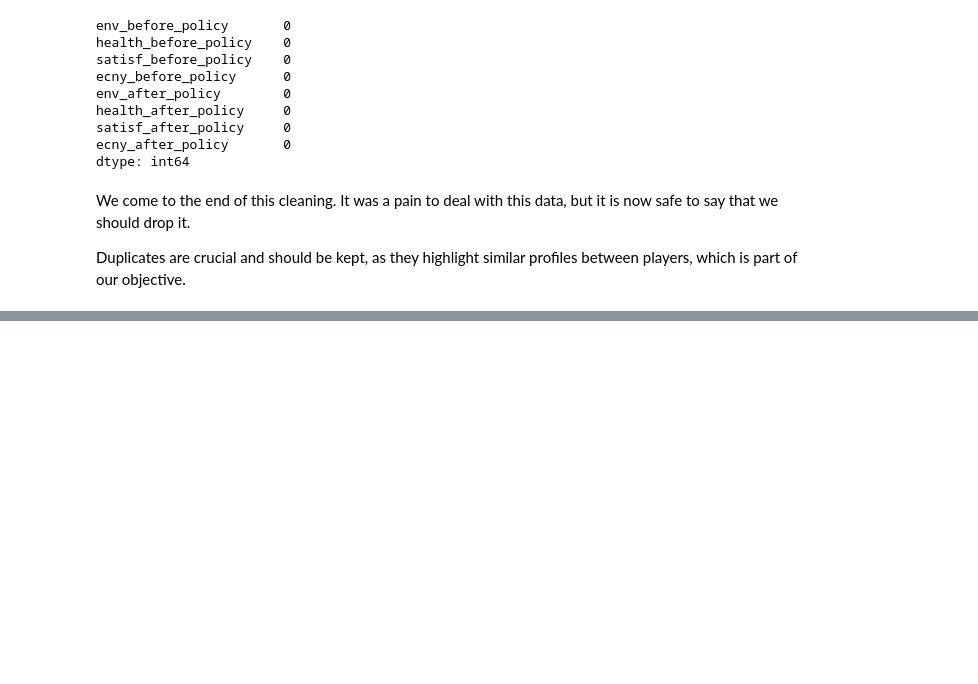
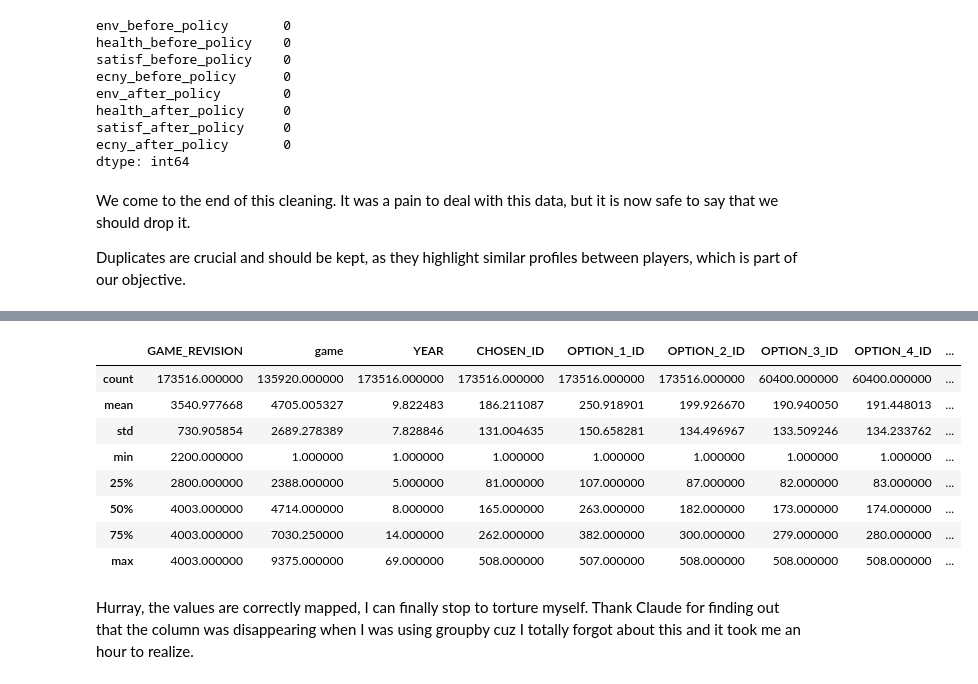
Before and after one commit to Fullbust505/CitySkylinesDataAnalysis, a Jupyter notebook: tests.ipynb, the cells around one changed output, grey strips where cells are left out. Cells and saved outputs as stored; diff of their text form; code cells hidden in the pictures; blank space fills up the shorter version.

Commit message:
mapped variables
mapped options and normal variables to unique identifies (if existed, else generated ranging from 0 to n-1, n being the size of unique variables per type)

```diff
--- a/tests.ipynb
+++ b/tests.ipynb
@@ -134,0 +286,14 @@ Duplicates are crucial and should be kept, as they highlight similar profiles be
+# %%
+df.describe()
+# %% [output]
+|  | GAME_REVISION | game | YEAR | CHOSEN_ID | OPTION_1_ID | OPTION_2_ID | OPTION_3_ID | OPTION_4_ID | ... |
+| count | 173516.000000 | 135920.000000 | 173516.000000 | 173516.000000 | 173516.000000 | 173516.000000 | 60400.000000 | 60400.000000 | ... |
+| mean | 3540.977668 | 4705.005327 | 9.822483 | 186.211087 | 250.918901 | 199.926670 | 190.940050 | 191.448013 | ... |
+| std | 730.905854 | 2689.278389 | 7.828846 | 131.004635 | 150.658281 | 134.496967 | 133.509246 | 134.233762 | ... |
+| min | 2200.000000 | 1.000000 | 1.000000 | 1.000000 | 1.000000 | 1.000000 | 1.000000 | 1.000000 | ... |
+| 25% | 2800.000000 | 2388.000000 | 5.000000 | 81.000000 | 107.000000 | 87.000000 | 82.000000 | 83.000000 | ... |
+| 50% | 4003.000000 | 4714.000000 | 8.000000 | 165.000000 | 263.000000 | 182.000000 | 173.000000 | 174.000000 | ... |
+| 75% | 4003.000000 | 7030.250000 | 14.000000 | 262.000000 | 382.000000 | 300.000000 | 279.000000 | 280.000000 | ... |
+| max | 4003.000000 | 9375.000000 | 69.000000 | 508.000000 | 507.000000 | 508.000000 | 508.000000 | 508.000000 | ... |
+# %% [markdown]
+Hurray, the values are correctly mapped, I can finally stop to torture myself. Thank Claude for finding out that the column was disappearing when I was using groupby cuz I totally forgot about this and it took me an hour to realize.
```
Also changed, not shown: parts of 7 cells of this notebook, 2 other files.
